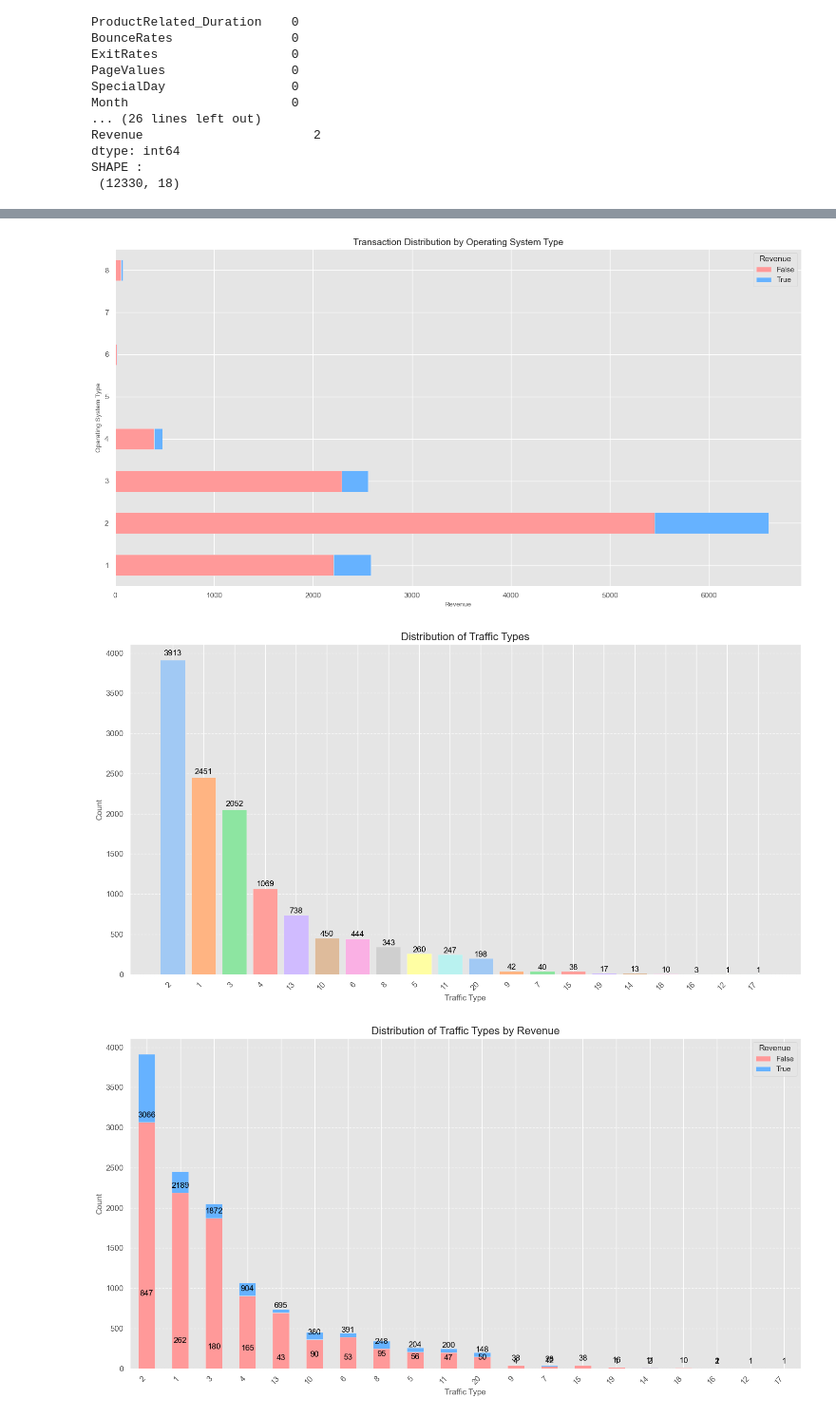
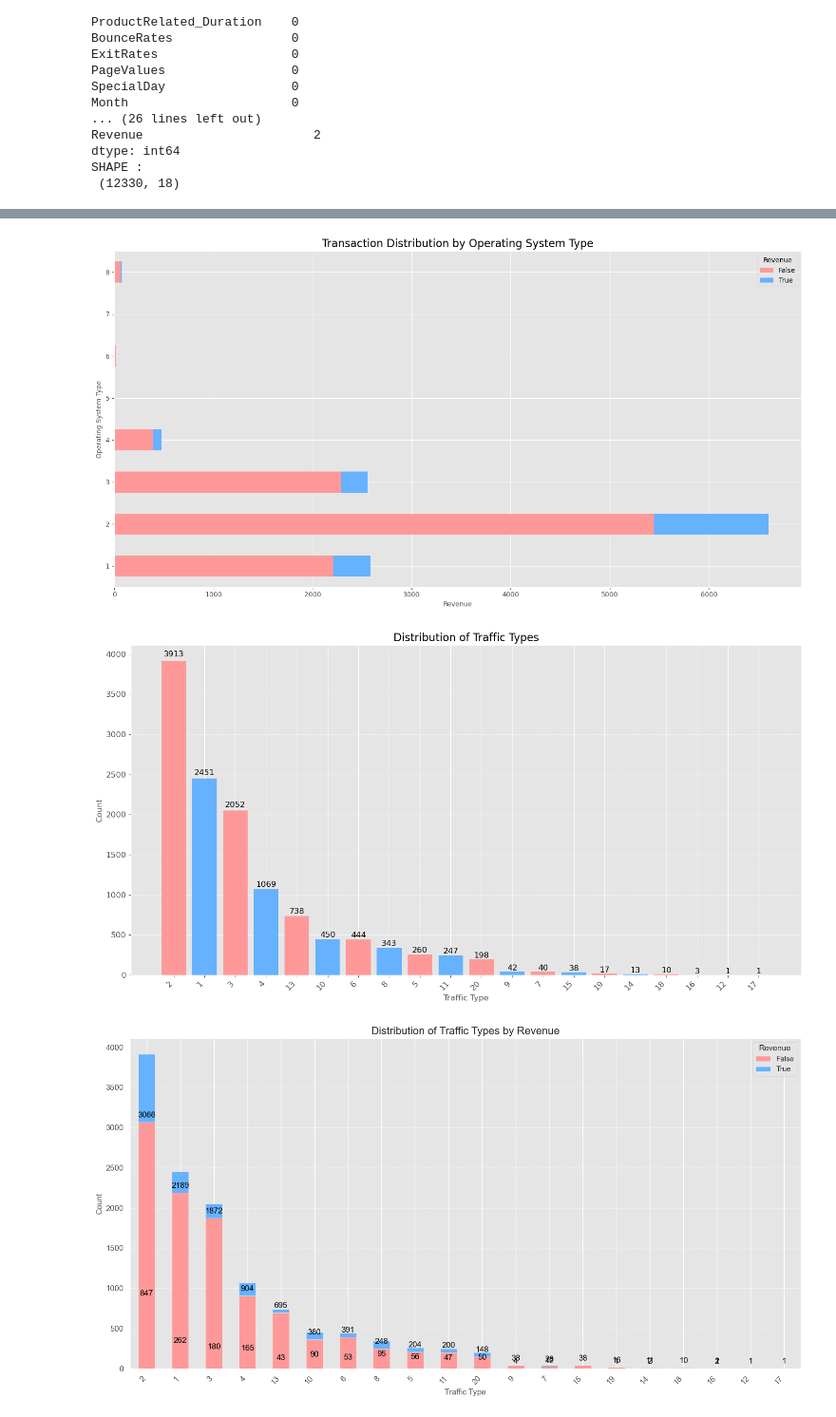
Before and after one commit to NonakaVal/sales_forecasting_model-, a Jupyter notebook: main.ipynb, the cells around one changed output, grey strips where cells are left out. Shown at 95% size. Cells and saved outputs as stored; diff of their text form; code cells hidden in the pictures.

```diff
--- a/main.ipynb
+++ b/main.ipynb
@@ -238,38 +238,38 @@ TrafficType_df = TrafficType_df.sort_values(by='count', ascending=False)  # Sort
 contingency_table = pd.crosstab(df['OperatingSystems'], df['Revenue'])
 fig, ax = plt.subplots(figsize=(15, 8))
 contingency_table.plot(kind='barh', stacked=True, color=plot_settings['bar_colors'],  ax=ax)
-plt.title('Transaction Distribution by Operating System Type', fontsize=14)
+plt.title('Transaction Distribution by Operating System Type', fontsize=16)
 plt.xlabel('Revenue', fontsize=10)
 plt.ylabel('Operating System Type', fontsize=10)
 plt.tight_layout()
-#plt.savefig('transition_os.png', dpi=300)
+plt.savefig('transition_os.png', dpi=300)
 plt.show()
 # %% [output]
-[figure, old version]
+[figure, new version]
 # %%
 # Distribution of Traffic Types
 # Plotting
 fig, ax = plt.subplots(figsize=(15, 8))
-bars = ax.bar(TrafficType_df['TrafficType'].astype(str), TrafficType_df['count'], color=palette)
+bars = ax.bar(TrafficType_df['TrafficType'].astype(str), TrafficType_df['count'], color=plot_settings['bar_colors'])
 
 # Add labels on top of bars
 for bar in bars:
     yval = bar.get_height()
     ax.text(bar.get_x() + bar.get_width()/2, yval + 0.01*yval, int(yval), ha='center', va='bottom', fontsize=plot_settings['autotext_fontsize'], color=plot_settings['autotext_color'])
 
 # Improve aesthetics
 plt.title('Distribution of Traffic Types', fontsize=plot_settings['title_fontsize'])
 plt.xlabel('Traffic Type', fontsize=plot_settings['axis_fontsize'])
 plt.ylabel('Count', fontsize=plot_settings['axis_fontsize'])
 plt.xticks(rotation=45, ha='right', fontsize=plot_settings['axis_fontsize'])
 plt.yticks(fontsize=plot_settings['axis_fontsize'])
 plt.grid(axis='y', linestyle='--', alpha=0.7)  # Add grid lines for better readability
 
 plt.tight_layout()
-#plt.savefig('trafic_type.png', dpi=300)
+plt.savefig('trafic_type.png', dpi=300)
 plt.show()
 # %% [output]
-[figure, old version]
+[figure, new version]
 # %%
 # Distribution of Traffic Types by Revenue
 # Create a crosstab DataFrame
```
Also changed, not shown: parts of 35 cells of this notebook, 6 other files.
